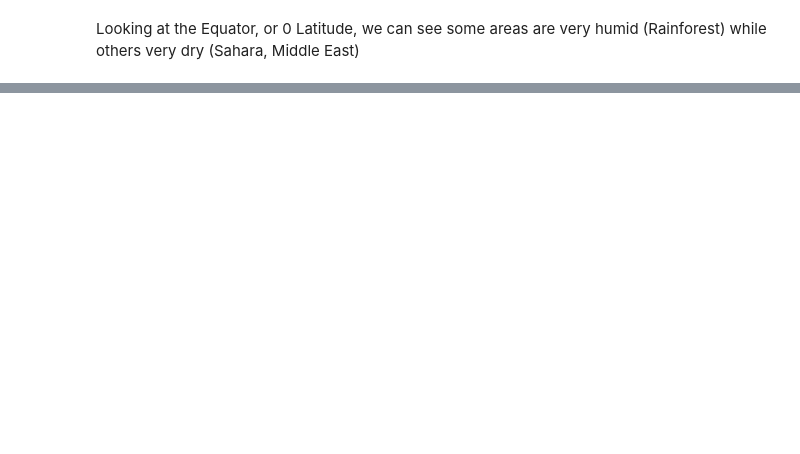
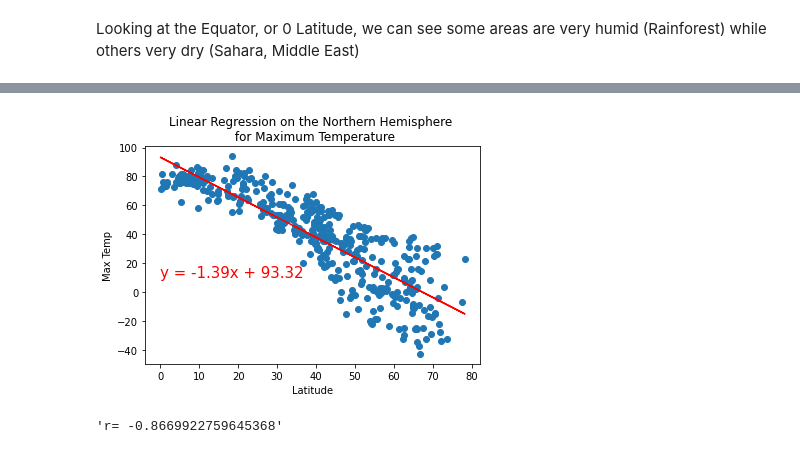
Before and after one commit to svmanohar/world_weather_analysis, a Jupyter notebook: WeatherPy.ipynb, the cells around one changed output, grey strips where cells are left out. Cells and saved outputs as stored; diff of their text form; code cells hidden in the pictures; blank space fills up the shorter version.

Commit message:
Added final scatter plots & regression model

```diff
--- a/WeatherPy.ipynb
+++ b/WeatherPy.ipynb
@@ -329,0 +401,12 @@ plt.show()
+# %%
+# Now that our dataframes have been created, we can plot the data by assigning x and y values
+
+# Linear regression on the Northern Hemisphere
+x_values = northern_hemi_df["Lat"]
+y_values = northern_hemi_df["Max Temp"]
+# Call the function.
+plot_linear_regression(x_values, y_values,
+                       'Linear Regression on the Northern Hemisphere \n for Maximum Temperature', 'Max Temp',(0,10))
+# %% [output]
+[figure, added]
+'r= -0.8669922759645368'
```
Also changed, not shown: parts of 19 cells of this notebook, 5 other files.
